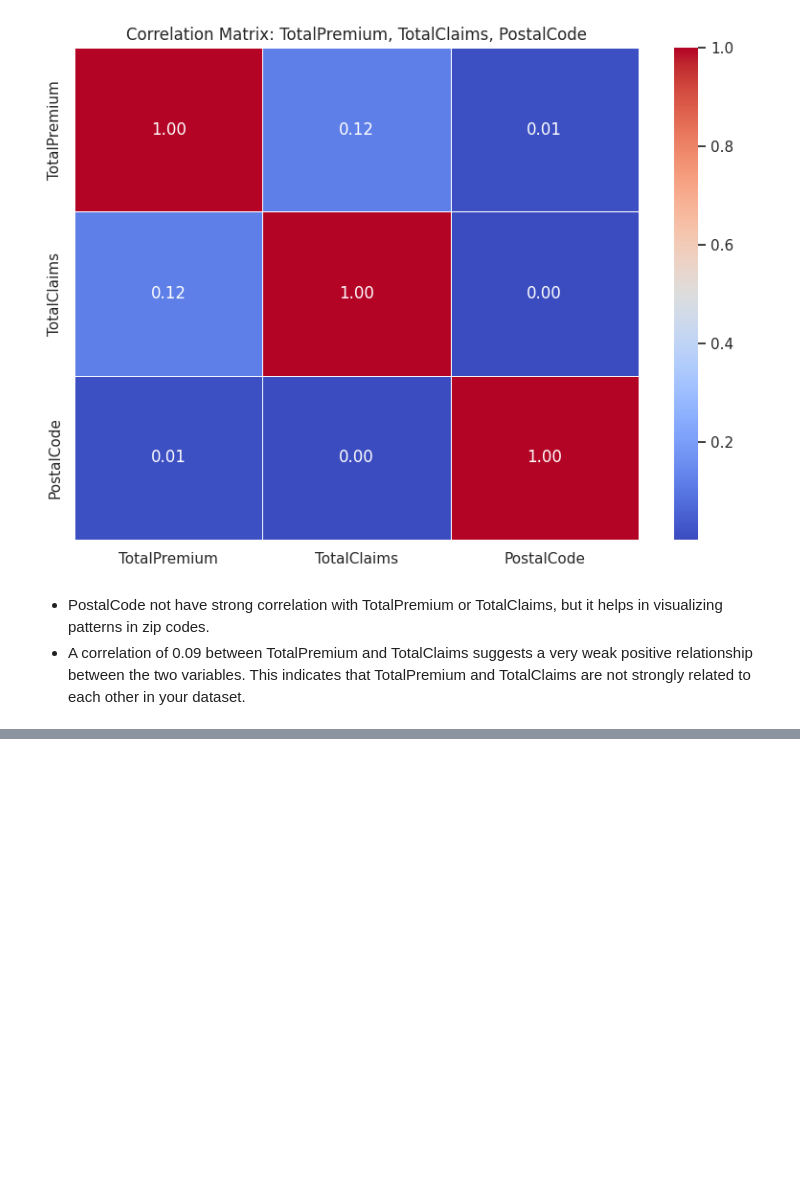
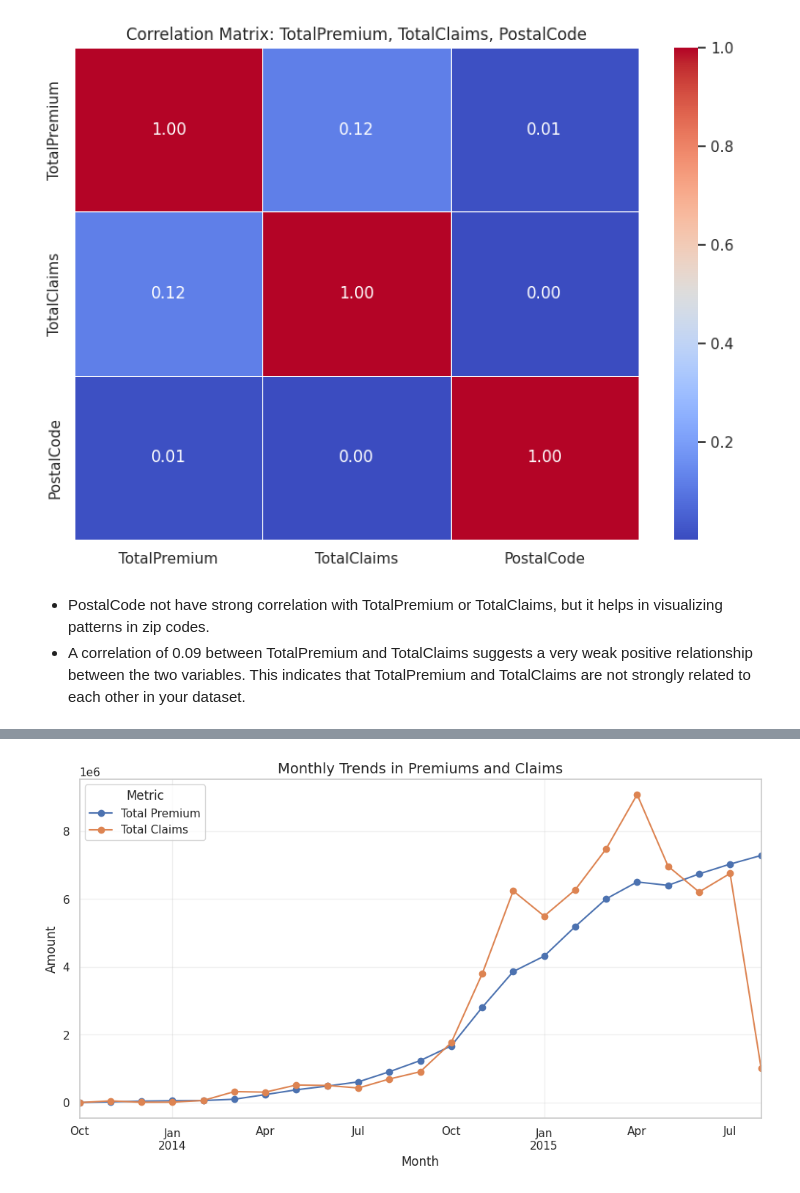
Before and after one commit to wendirad/weekThree, a Jupyter notebook: notebooks/task_1.ipynb, the cells around one changed output, grey strips where cells are left out. Cells and saved outputs as stored; diff of their text form; code cells hidden in the pictures; blank space fills up the shorter version.

```diff
--- a/notebooks/task_1.ipynb
+++ b/notebooks/task_1.ipynb
@@ -199,0 +320,16 @@ plt.show()
+# %%
+# Extract month and aggregate data
+data['TransactionMonth'] = pd.to_datetime(data['TransactionMonth'])
+monthly_data = data.groupby(data['TransactionMonth'].dt.to_period('M'))[['TotalPremium', 'TotalClaims']].sum()
+
+# Plot Dual-Line Chart
+plt.figure(figsize=(12, 6))
+monthly_data.plot(ax=plt.gca(), marker='o')
+plt.title('Monthly Trends in Premiums and Claims', fontsize=14)
+plt.xlabel('Month')
+plt.ylabel('Amount')
+plt.legend(['Total Premium', 'Total Claims'], title='Metric')
+plt.grid(alpha=0.3)
+plt.show()
+# %% [output]
+[figure, added]
```
Also changed, not shown: parts of 6 cells of this notebook.
